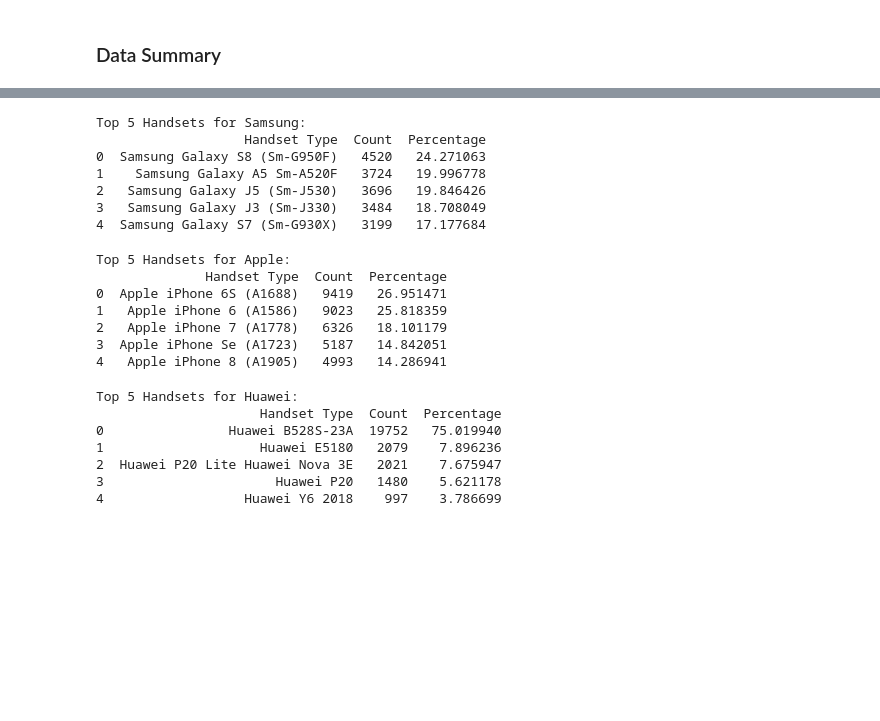
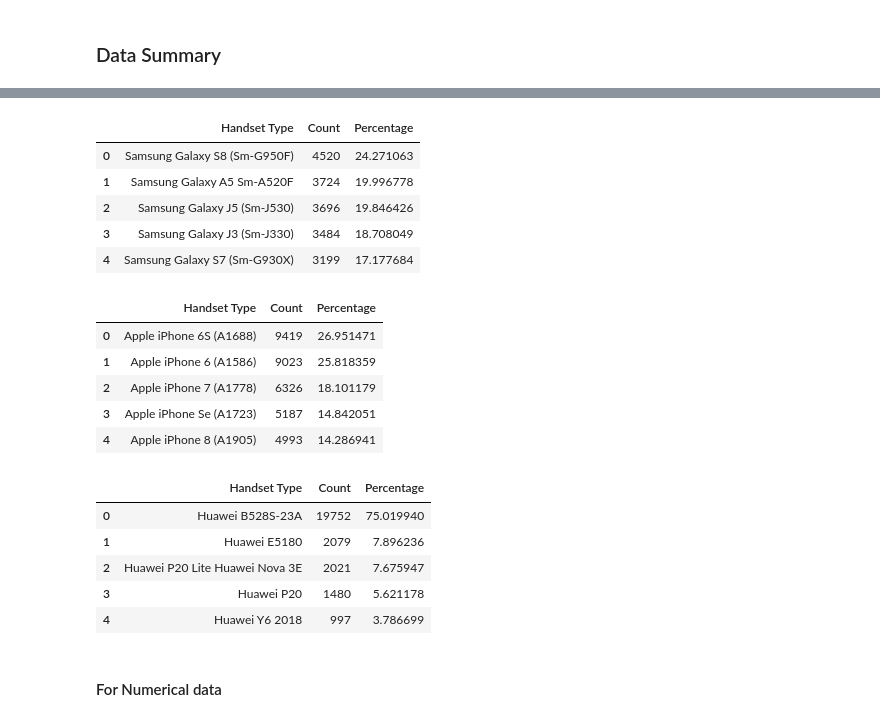
Before and after one commit to abrahamshimelis/TellCo-telecom, a Jupyter notebook: notebooks/data-quality-check.ipynb, the cells around one changed output, grey strips where cells are left out. Drawn from its saved outputs; the diff is of its cells as text; code cells hidden in the pictures; blank space fills up the shorter version.

```diff
--- a/notebooks/data-quality-check.ipynb
+++ b/notebooks/data-quality-check.ipynb
@@ -303,43 +246,38 @@ def top_handsets_for_manufacturer(manufacturer):
     top_handsets_percentage = (top_handsets / top_handsets.sum()) * 100
     result_top_handsets = pd.DataFrame({'Handset Type': top_handsets.index, 'Count': top_handsets.values, 'Percentage': top_handsets_percentage.values})
     return result_top_handsets
-
-# Example usage
-manufacturer = 'Samsung'  # Enter the top manufacturer here
-top_handsets_df = top_handsets_for_manufacturer(manufacturer)
-print(f"Top 5 Handsets for {manufacturer}:")
-print(top_handsets_df)
-# %% [output]
-Top 5 Handsets for Samsung:
-                   Handset Type  Count  Percentage
-0  Samsung Galaxy S8 (Sm-G950F)   4520   24.271063
-1    Samsung Galaxy A5 Sm-A520F   3724   19.996778
-2   Samsung Galaxy J5 (Sm-J530)   3696   19.846426
-3   Samsung Galaxy J3 (Sm-J330)   3484   18.708049
-4  Samsung Galaxy S7 (Sm-G930X)   3199   17.177684
+# %%
+manufacturer = 'Samsung'  # Enter the top manufacturer here
+top_handsets_df = top_handsets_for_manufacturer(manufacturer)
+top_handsets_df.head(5)
+# %% [output]
+|  | Handset Type | Count | Percentage |
+| 0 | Samsung Galaxy S8 (Sm-G950F) | 4520 | 24.271063 |
+| 1 | Samsung Galaxy A5 Sm-A520F | 3724 | 19.996778 |
+| 2 | Samsung Galaxy J5 (Sm-J530) | 3696 | 19.846426 |
+| 3 | Samsung Galaxy J3 (Sm-J330) | 3484 | 18.708049 |
+| 4 | Samsung Galaxy S7 (Sm-G930X) | 3199 | 17.177684 |
 # %%
 manufacturer = 'Apple'  # Enter the top manufacturer here
 top_handsets_df = top_handsets_for_manufacturer(manufacturer)
-print(f"Top 5 Handsets for {manufacturer}:")
-print(top_handsets_df)
+top_handsets_df.head(5)
 # %% [output]
-Top 5 Handsets for Apple:
-              Handset Type  Count  Percentage
-0  Apple iPhone 6S (A1688)   9419   26.951471
-1   Apple iPhone 6 (A1586)   9023   25.818359
-2   Apple iPhone 7 (A1778)   6326   18.101179
-3  Apple iPhone Se (A1723)   5187   14.842051
-4   Apple iPhone 8 (A1905)   4993   14.286941
+|  | Handset Type | Count | Percentage |
+| 0 | Apple iPhone 6S (A1688) | 9419 | 26.951471 |
+| 1 | Apple iPhone 6 (A1586) | 9023 | 25.818359 |
+| 2 | Apple iPhone 7 (A1778) | 6326 | 18.101179 |
+| 3 | Apple iPhone Se (A1723) | 5187 | 14.842051 |
+| 4 | Apple iPhone 8 (A1905) | 4993 | 14.286941 |
 # %%
 manufacturer = 'Huawei'  # Enter the top manufacturer here
 top_handsets_df = top_handsets_for_manufacturer(manufacturer)
-print(f"Top 5 Handsets for {manufacturer}:")
-print(top_handsets_df)
+top_handsets_df.head(5)
 # %% [output]
-Top 5 Handsets for Huawei:
-                     Handset Type  Count  Percentage
-0                Huawei B528S-23A  19752   75.019940
-1                    Huawei E5180   2079    7.896236
-2  Huawei P20 Lite Huawei Nova 3E   2021    7.675947
-3                      Huawei P20   1480    5.621178
-4                  Huawei Y6 2018    997    3.786699
+|  | Handset Type | Count | Percentage |
+| 0 | Huawei B528S-23A | 19752 | 75.019940 |
+| 1 | Huawei E5180 | 2079 | 7.896236 |
+| 2 | Huawei P20 Lite Huawei Nova 3E | 2021 | 7.675947 |
+| 3 | Huawei P20 | 1480 | 5.621178 |
+| 4 | Huawei Y6 2018 | 997 | 3.786699 |
+# %% [markdown]
+#### For Numerical data
```
Also changed, not shown: parts of 24 cells of this notebook, 2 other files.
